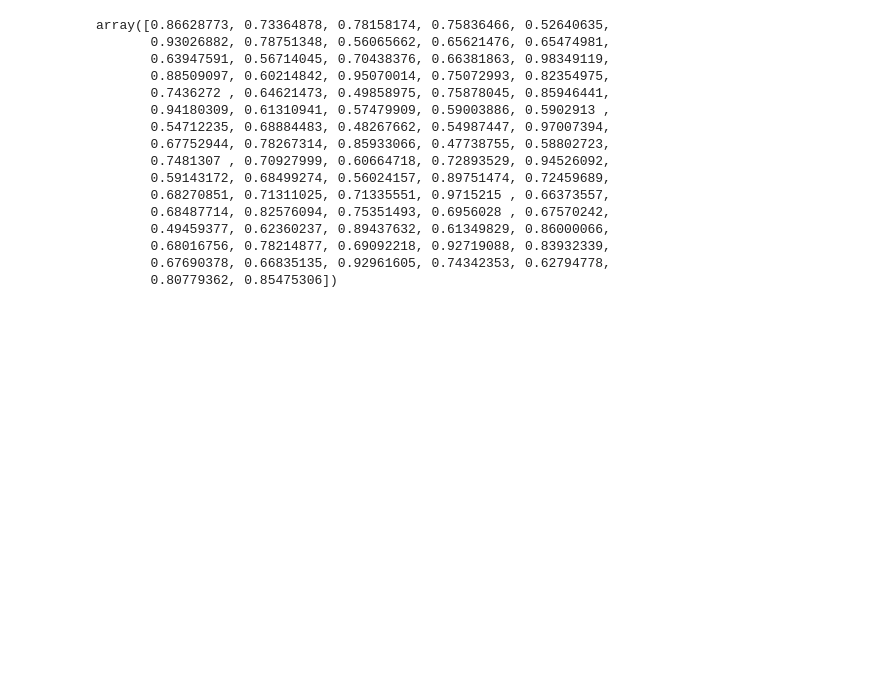
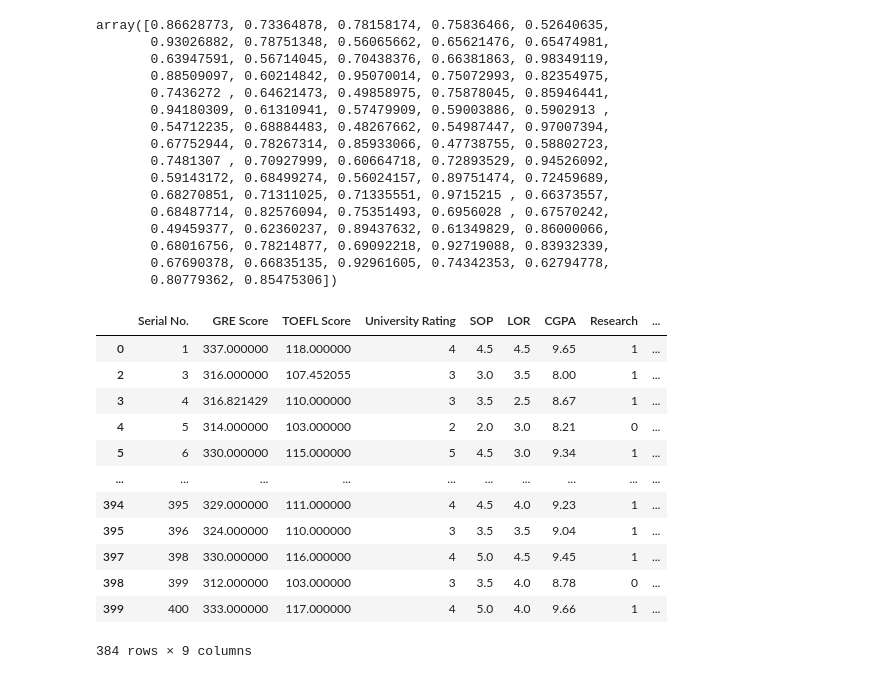
Before and after one commit to cylobi/ArtificialInteligenceCourse-Acm, a Jupyter notebook: Task2/report.ipynb, the cells around one changed output. Cells and saved outputs as stored; diff of their text form; code cells hidden in the pictures; blank space fills up the shorter version.

```diff
--- a/Task2/report.ipynb
+++ b/Task2/report.ipynb
@@ -188,3 +188,19 @@ array([0.86628773, 0.73364878, 0.78158174, 0.75836466, 0.52640635,
        0.68016756, 0.78214877, 0.69092218, 0.92719088, 0.83932339,
        0.67690378, 0.66835135, 0.92961605, 0.74342353, 0.62794778,
        0.80779362, 0.85475306])
+# %%
+df
+# %% [output]
+|  | Serial No. | GRE Score | TOEFL Score | University Rating | SOP | LOR | CGPA | Research | ... |
+| 0 | 1 | 337.000000 | 118.000000 | 4 | 4.5 | 4.5 | 9.65 | 1 | ... |
+| 2 | 3 | 316.000000 | 107.452055 | 3 | 3.0 | 3.5 | 8.00 | 1 | ... |
+| 3 | 4 | 316.821429 | 110.000000 | 3 | 3.5 | 2.5 | 8.67 | 1 | ... |
+| 4 | 5 | 314.000000 | 103.000000 | 2 | 2.0 | 3.0 | 8.21 | 0 | ... |
+| 5 | 6 | 330.000000 | 115.000000 | 5 | 4.5 | 3.0 | 9.34 | 1 | ... |
+| ... | ... | ... | ... | ... | ... | ... | ... | ... | ... |
+| 394 | 395 | 329.000000 | 111.000000 | 4 | 4.5 | 4.0 | 9.23 | 1 | ... |
+| 395 | 396 | 324.000000 | 110.000000 | 3 | 3.5 | 3.5 | 9.04 | 1 | ... |
+| 397 | 398 | 330.000000 | 116.000000 | 4 | 5.0 | 4.5 | 9.45 | 1 | ... |
+| 398 | 399 | 312.000000 | 103.000000 | 3 | 3.5 | 4.0 | 8.78 | 0 | ... |
+| 399 | 400 | 333.000000 | 117.000000 | 4 | 5.0 | 4.0 | 9.66 | 1 | ... |
+384 rows × 9 columns
```
Also changed, not shown: parts of 2 cells of this notebook.
